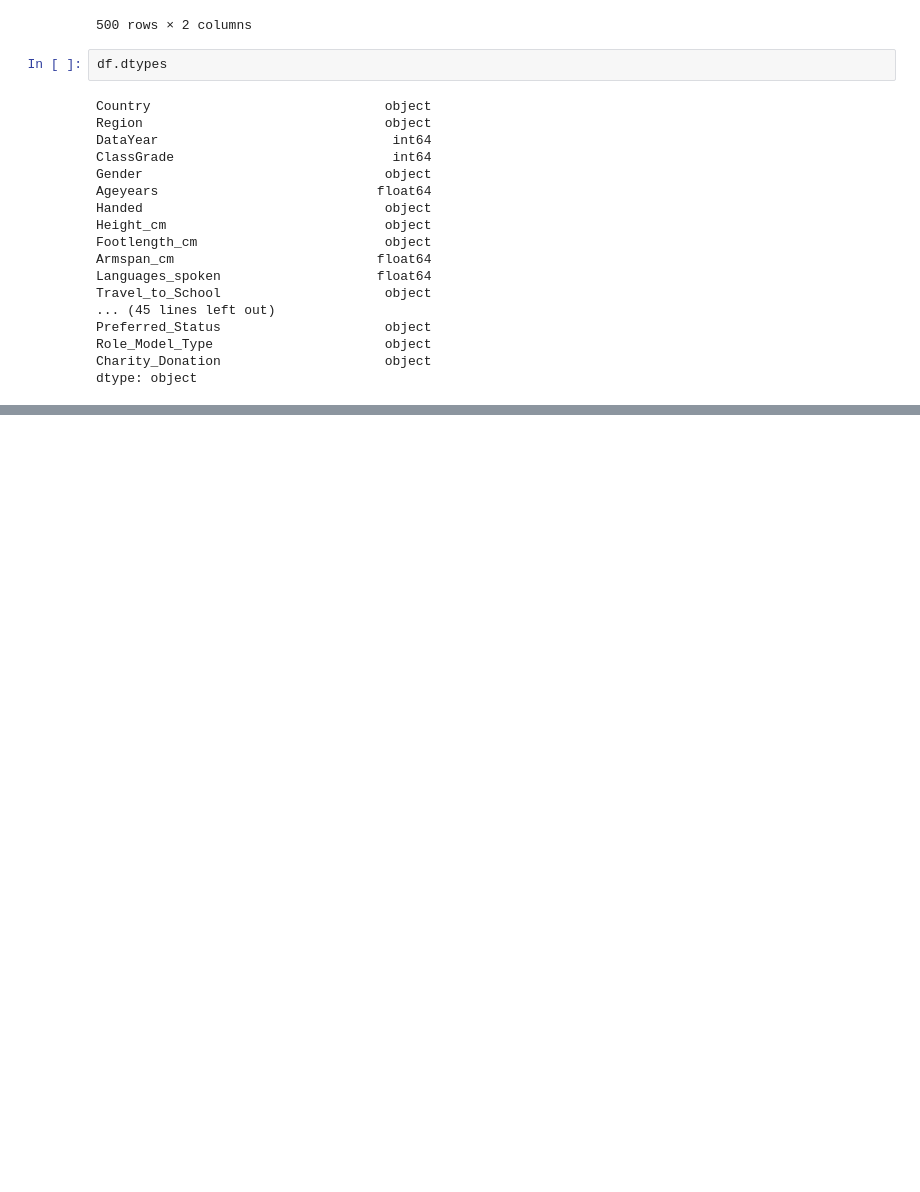
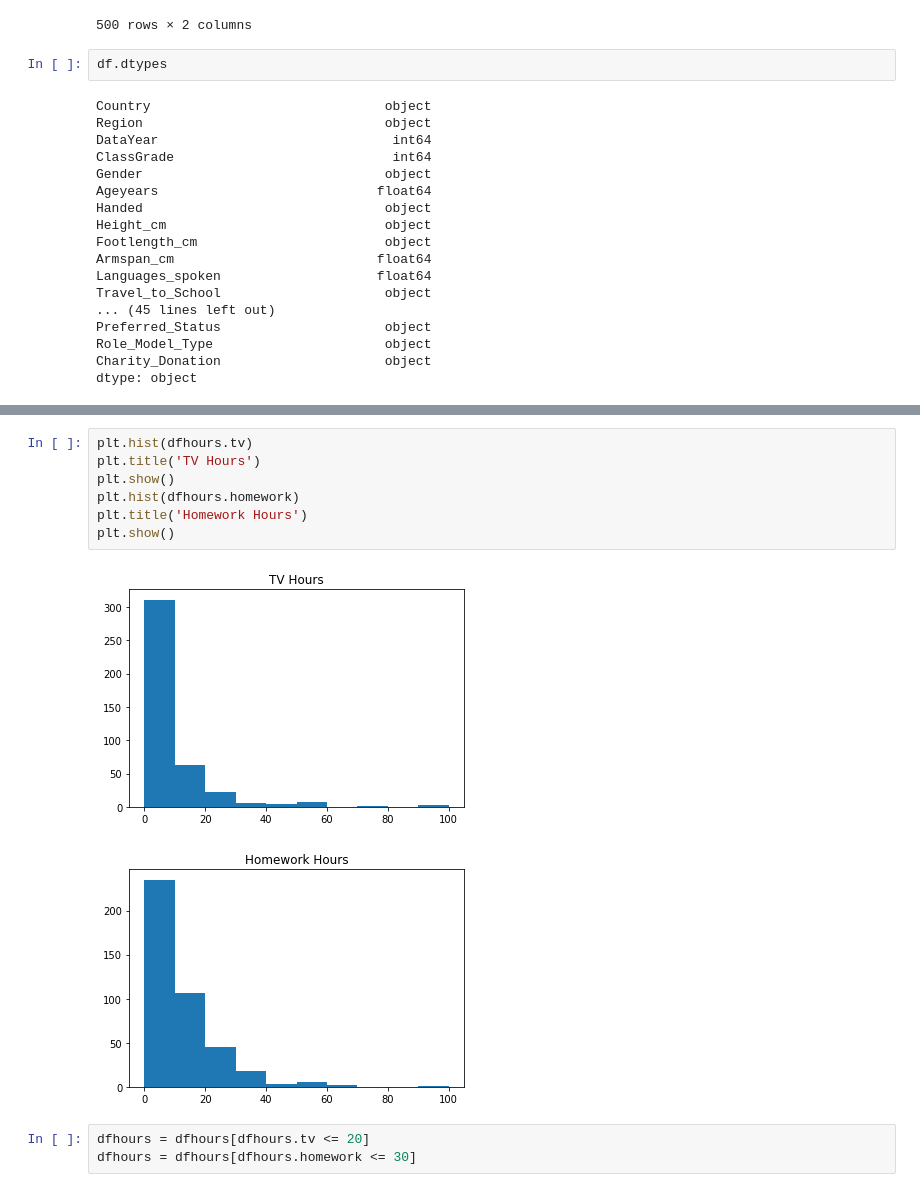
Before and after one commit to ellaedmonds/datascience, a Jupyter notebook: schooldata.ipynb, the cells around one changed output, grey strips where cells are left out. Saved outputs shown, nothing was run; the diff lists cells and outputs as text; blank space fills up the shorter version.

```diff
--- a/schooldata.ipynb
+++ b/schooldata.ipynb
@@ -108,0 +173,13 @@ dtype: object
+# %%
+plt.hist(dfhours.tv)
+plt.title('TV Hours')
+plt.show()
+plt.hist(dfhours.homework)
+plt.title('Homework Hours')
+plt.show()
+# %% [output]
+[figure, added]
+[figure, added]
+# %%
+dfhours = dfhours[dfhours.tv <= 20]
+dfhours = dfhours[dfhours.homework <= 30]
```
Also changed, not shown: parts of 11 cells of this notebook.
